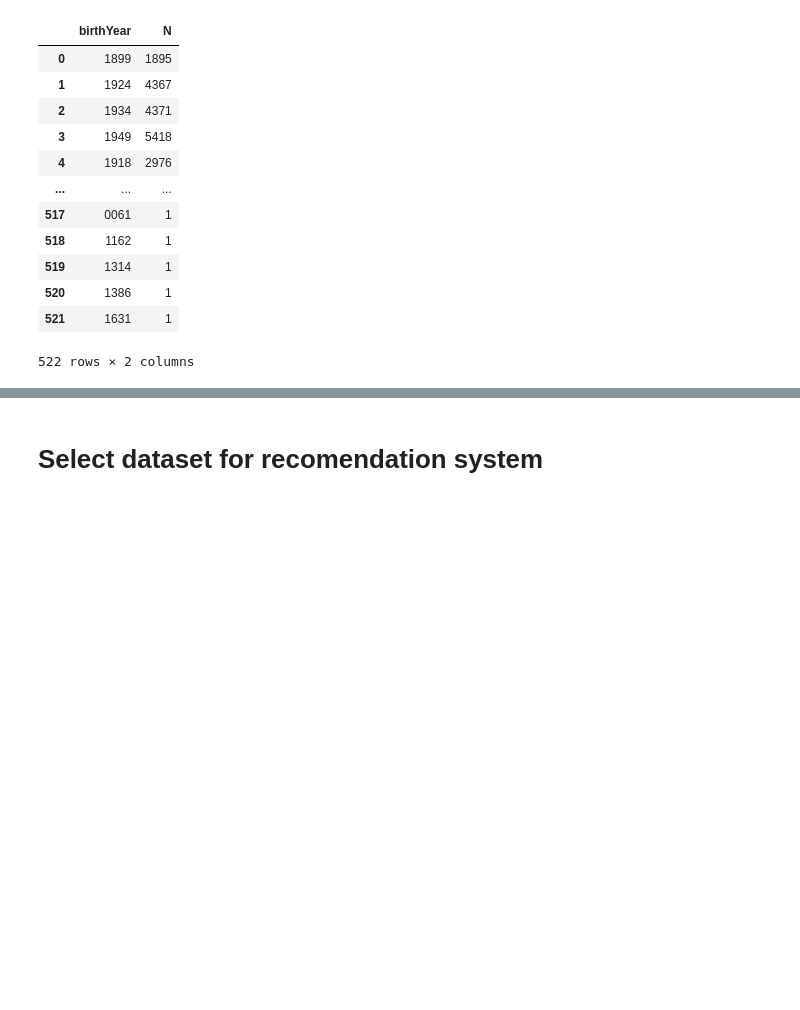
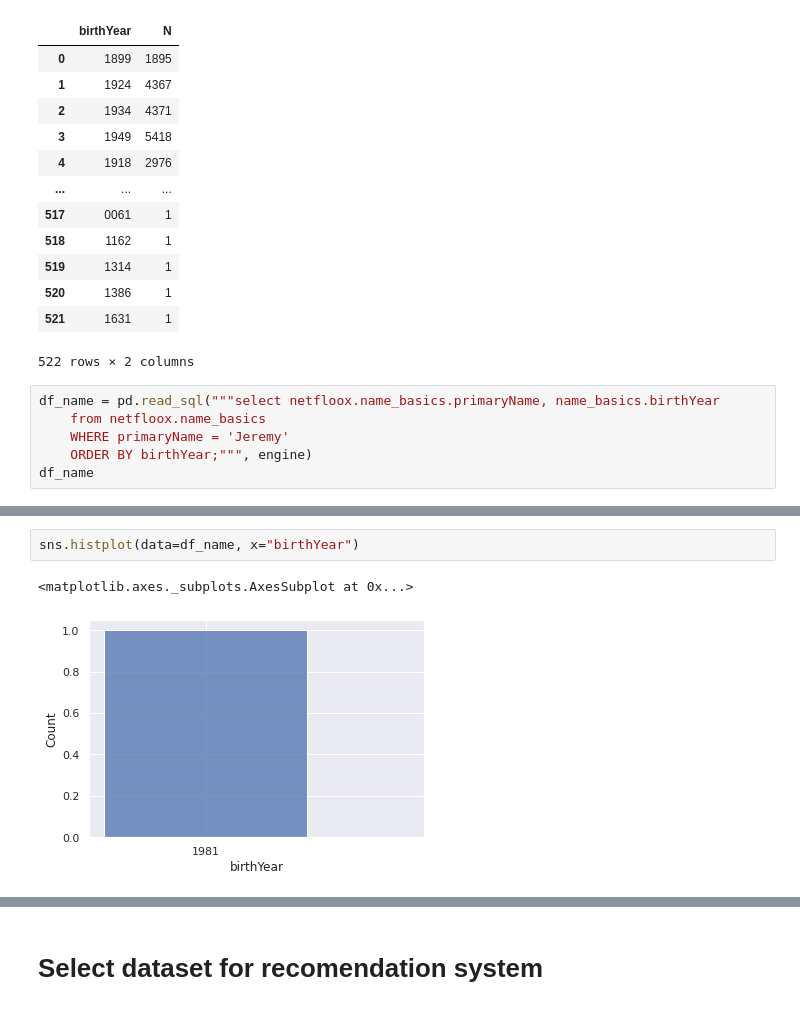
Before and after one commit to data-IA-2022/Netfloox_Asmae_Fengfeng_J-r-my, a Jupyter notebook: Netflooooox_Fengfeng.ipynb, the cells around one changed output, grey strips where cells are left out. Drawn from its saved outputs; the diff is of its cells as text; blank space fills up the shorter version.

```diff
--- a/Netflooooox_Fengfeng.ipynb
+++ b/Netflooooox_Fengfeng.ipynb
@@ -307,3 +319,9 @@ df_birthY
 | 520 | 1386 | 1 |
 | 521 | 1631 | 1 |
 522 rows × 2 columns
+# %%
+df_name = pd.read_sql("""select netfloox.name_basics.primaryName, name_basics.birthYear
+    from netfloox.name_basics
+    WHERE primaryName = 'Jeremy'
+    ORDER BY birthYear;""", engine)
+df_name
@@ -309,0 +342,5 @@ df_birthY
+# %%
+sns.histplot(data=df_name, x="birthYear")
+# %% [output]
+<matplotlib.axes._subplots.AxesSubplot at 0x...>
+[figure, added]
```
Also changed, not shown: parts of 25 cells of this notebook.
